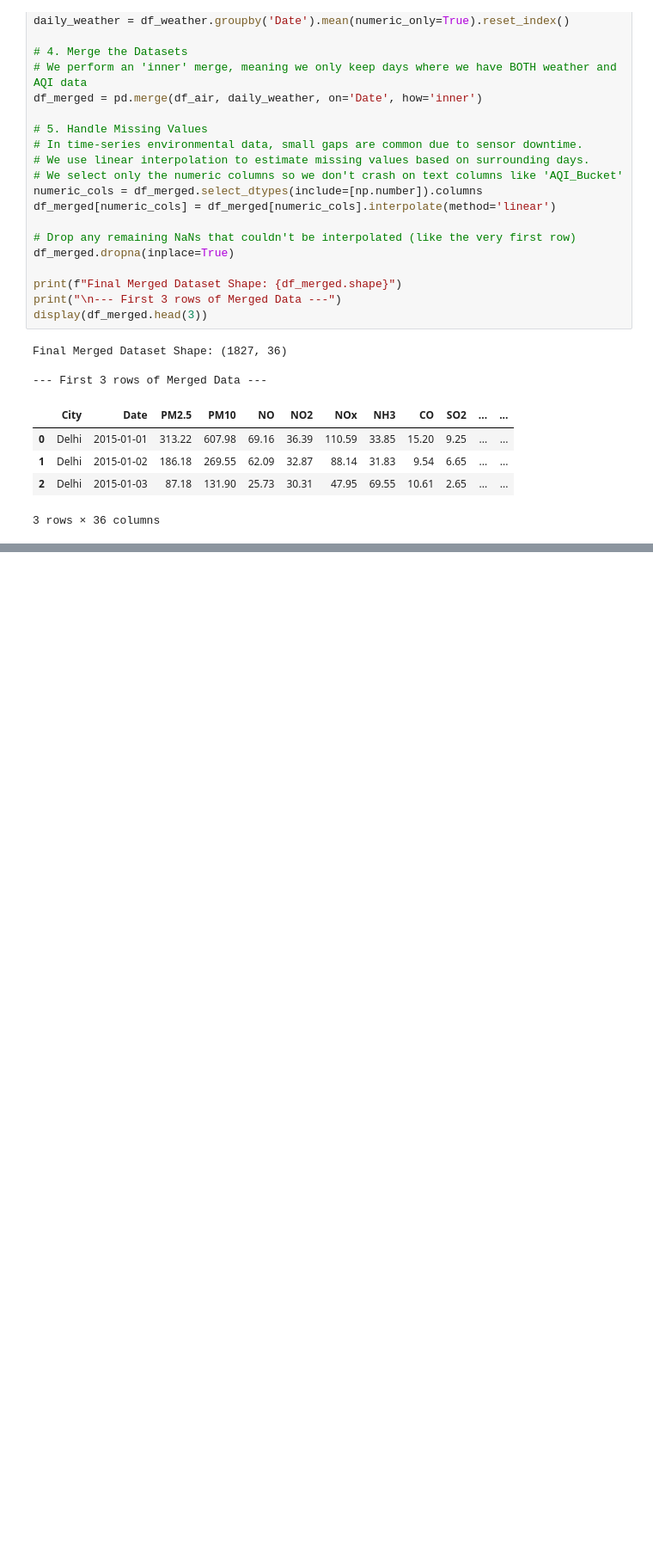
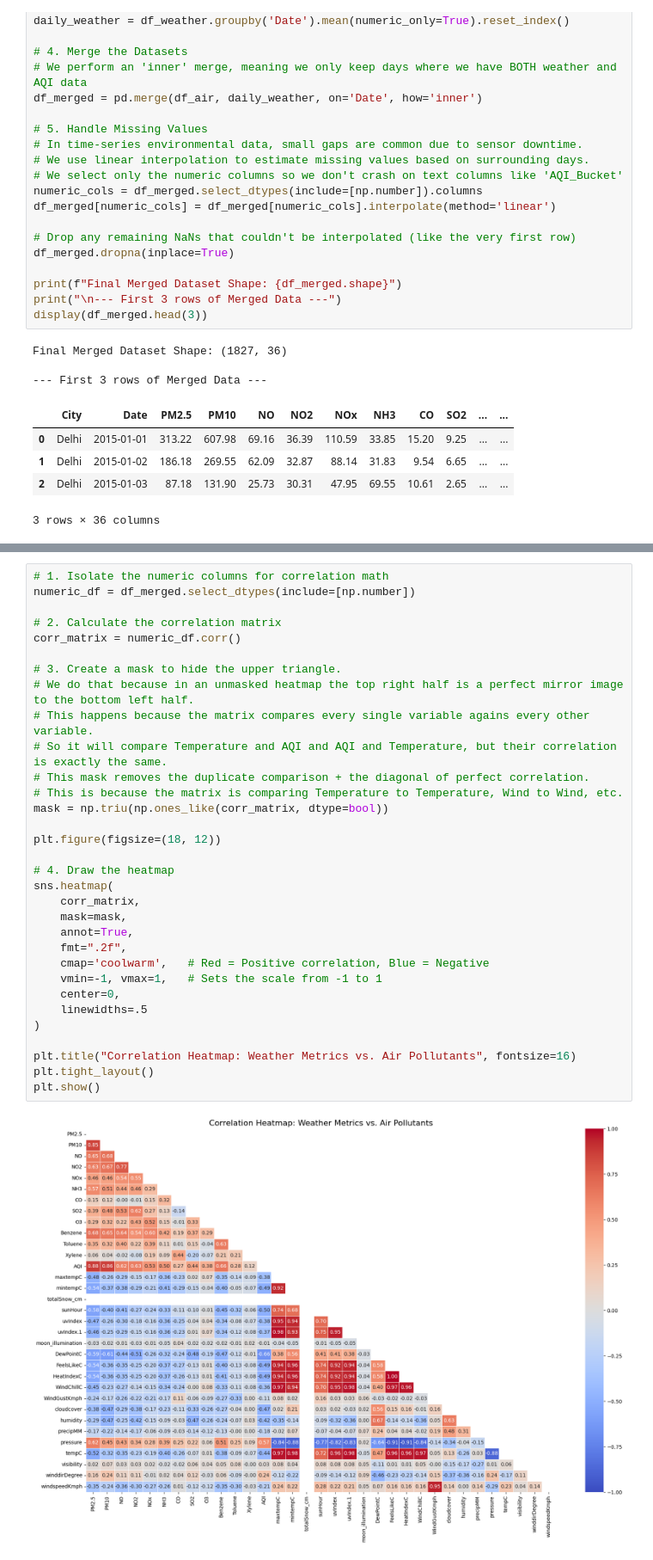
Before and after one commit to RumenMoysev/Data-science-final-exam, a Jupyter notebook: src/delhi_pollution_weather_analysis.ipynb, the cells around one changed output, grey strips where cells are left out. Shown at 86% size. Drawn from its saved outputs; the diff is of its cells as text; blank space fills up the shorter version.

Commit message:
Perform EDA and generate correlation heatmap

```diff
--- a/src/delhi_pollution_weather_analysis.ipynb
+++ b/src/delhi_pollution_weather_analysis.ipynb
@@ -101,0 +111,34 @@ Final Merged Dataset Shape: (1827, 36)
+# %%
+# 1. Isolate the numeric columns for correlation math
+numeric_df = df_merged.select_dtypes(include=[np.number])
+
+# 2. Calculate the correlation matrix
+corr_matrix = numeric_df.corr()
+
+# 3. Create a mask to hide the upper triangle.
+# We do that because in an unmasked heatmap the top right half is a perfect mirror image to the bottom left half.
+# This happens because the matrix compares every single variable agains every other variable.
+# So it will compare Temperature and AQI and AQI and Temperature, but their correlation is exactly the same.
+# This mask removes the duplicate comparison + the diagonal of perfect correlation.
+# This is because the matrix is comparing Temperature to Temperature, Wind to Wind, etc.
+mask = np.triu(np.ones_like(corr_matrix, dtype=bool))
+
+plt.figure(figsize=(18, 12))
+
+# 4. Draw the heatmap
+sns.heatmap(
+    corr_matrix,
+    mask=mask,
+    annot=True,
+    fmt=".2f",
+    cmap='coolwarm',   # Red = Positive correlation, Blue = Negative
+    vmin=-1, vmax=1,   # Sets the scale from -1 to 1
+    center=0,
+    linewidths=.5
+)
+
+plt.title("Correlation Heatmap: Weather Metrics vs. Air Pollutants", fontsize=16)
+plt.tight_layout()
+plt.show()
+# %% [output]
+[figure, added]
```
Also changed, not shown: parts of 1 cell of this notebook.
